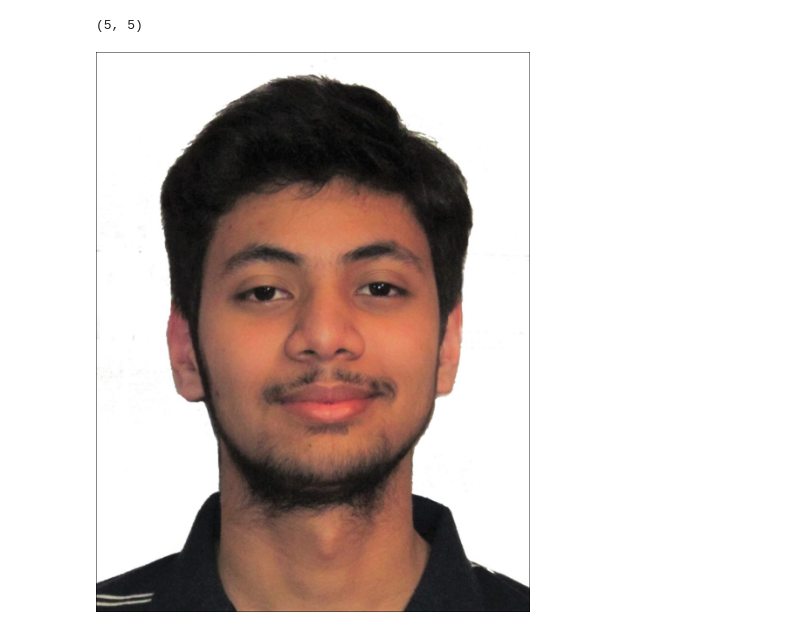
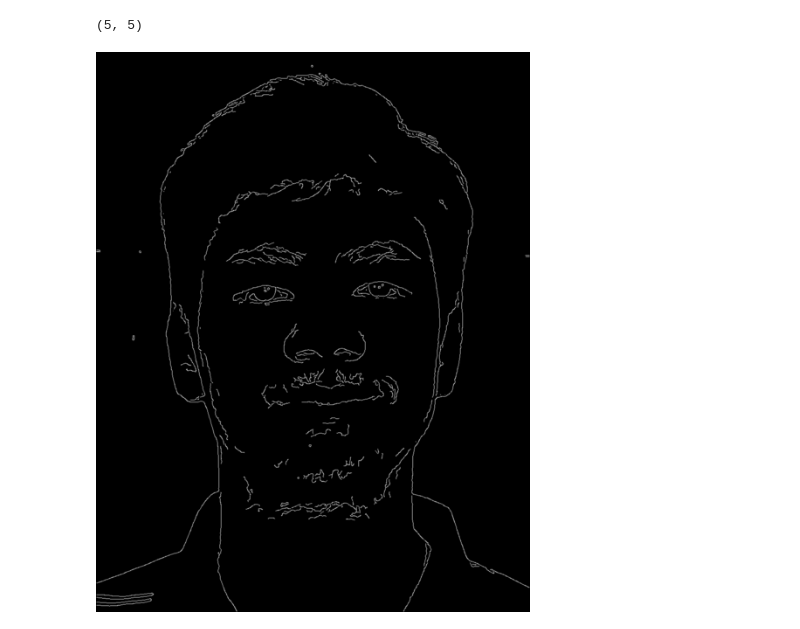
Before and after one commit to dr-ghost/computing, a Jupyter notebook: Face_recog.ipynb, the cells around one changed output. Cells and saved outputs as stored; diff of their text form; code cells hidden in the pictures.

```diff
--- a/Face_recog.ipynb
+++ b/Face_recog.ipynb
@@ -35,7 +40,9 @@ using ImageIO
 function rgb_conv(vec::RGB)
     vec.r+vec.b+vec.g
 end
-function edges()
-
+function edges(img)
+    img = Gray.(img)
+    img_edges = detect_edges(img, Canny(spatial_scale = 1.4, low = Percentile(90), high = Percentile(96)))
+    return img_edges
 end
 # %% [output]
@@ -145,6 +160,7 @@ size(im_rgb)
 # %% [output]
 (5, 5)
 # %%
-load("mypic.jpeg")
+a = load("mypic.jpeg")
+edges(a)
 # %% [output]
-[figure, old version]
+[figure, new version]
```
Also changed, not shown: parts of 4 cells of this notebook.
